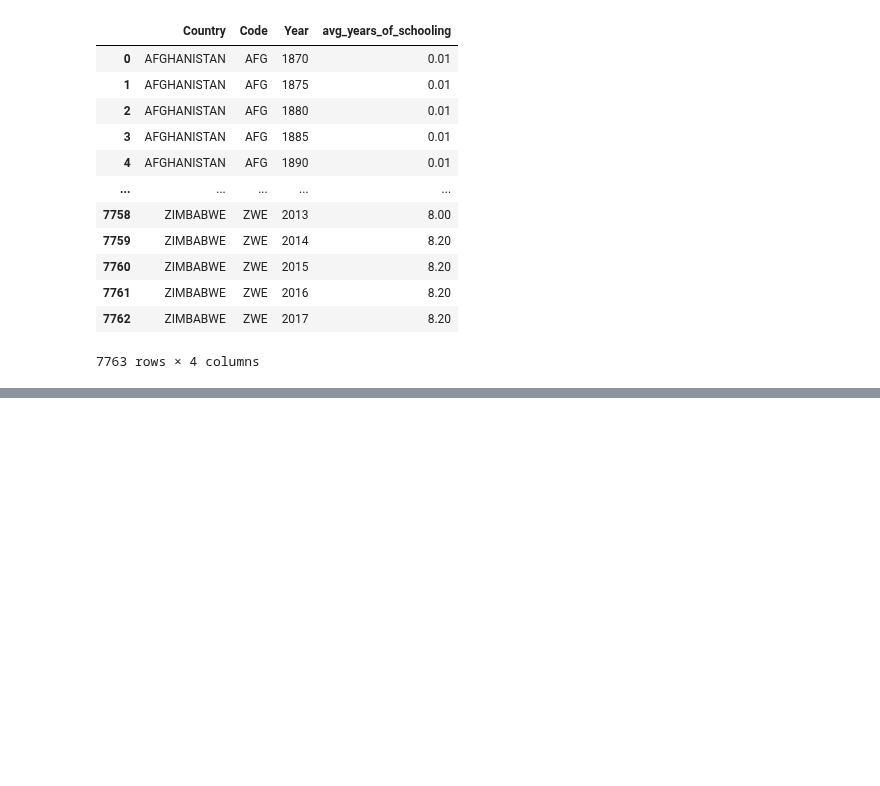
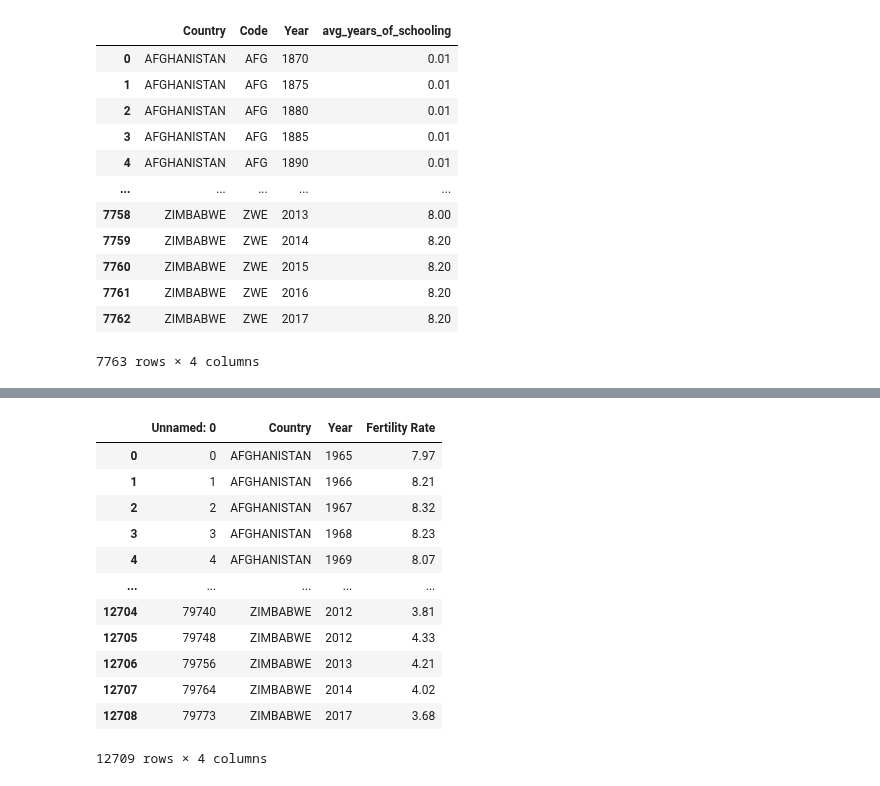
Before and after one commit to addmelo/ACME, a Jupyter notebook: Merging_data.ipynb, the cells around one changed output, grey strips where cells are left out. Drawn from its saved outputs; the diff is of its cells as text; code cells hidden in the pictures; blank space fills up the shorter version.

```diff
--- a/Merging_data.ipynb
+++ b/Merging_data.ipynb
@@ -59,0 +74,17 @@ KeyError: 'Code'
+# %%
+data_fertility_rate = pd.read_csv('Cleaned Datasets/cleaned_fertility_data.csv')
+data_fertility_rate
+# %% [output]
+|  | Unnamed: 0 | Country | Year | Fertility Rate |
+| 0 | 0 | AFGHANISTAN | 1965 | 7.97 |
+| 1 | 1 | AFGHANISTAN | 1966 | 8.21 |
+| 2 | 2 | AFGHANISTAN | 1967 | 8.32 |
+| 3 | 3 | AFGHANISTAN | 1968 | 8.23 |
+| 4 | 4 | AFGHANISTAN | 1969 | 8.07 |
+| ... | ... | ... | ... | ... |
+| 12704 | 79740 | ZIMBABWE | 2012 | 3.81 |
+| 12705 | 79748 | ZIMBABWE | 2012 | 4.33 |
+| 12706 | 79756 | ZIMBABWE | 2013 | 4.21 |
+| 12707 | 79764 | ZIMBABWE | 2014 | 4.02 |
+| 12708 | 79773 | ZIMBABWE | 2017 | 3.68 |
+12709 rows × 4 columns
```
Also changed, not shown: parts of 4 cells of this notebook, 1 other file.
